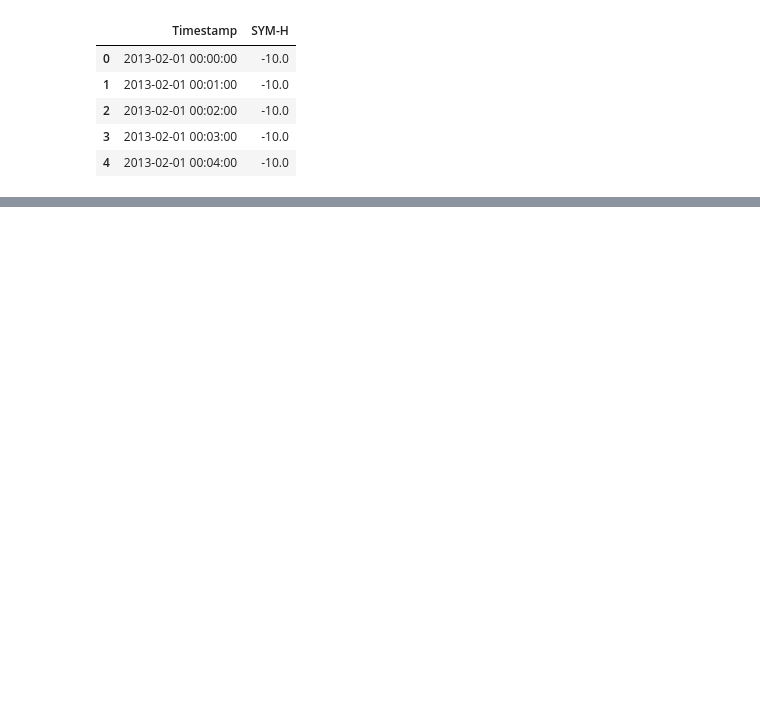
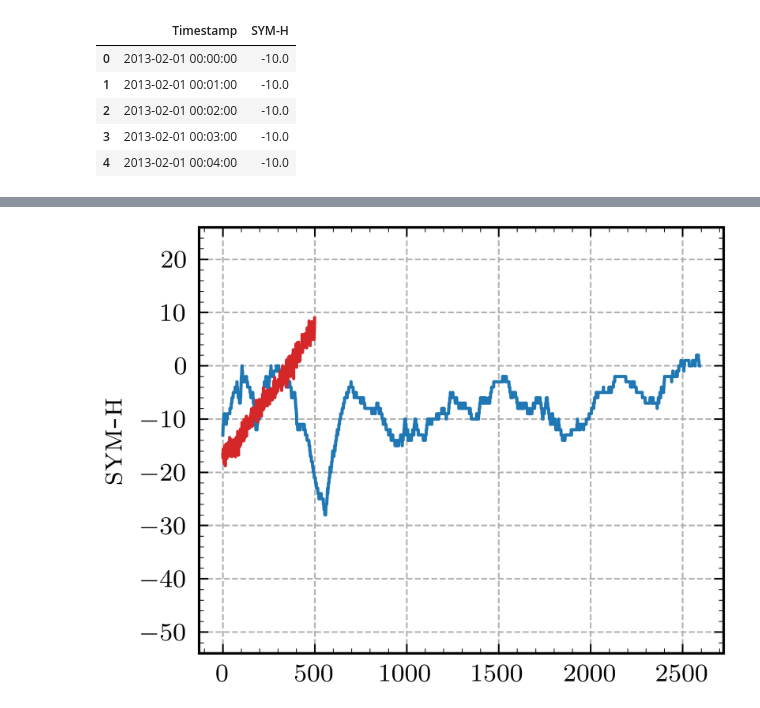
Before and after one commit to ffiza/aprendizaje-automatico-lamp, a Jupyter notebook: code/tp2.ipynb, the cells around one changed output, grey strips where cells are left out. Saved outputs shown, nothing was run; the diff lists cells and outputs as text; code cells hidden in the pictures; blank space fills up the shorter version.

```diff
--- a/code/tp2.ipynb
+++ b/code/tp2.ipynb
@@ -199,3 +290,5 @@ plt.show()
 # %%
-y_hat_1 = model.predict(data_train_scaled[-N_STEPS_IN:].reshape(1, -1))
+y_hat1 = model.predict(data_train_scaled[-N_STEPS_IN:].reshape(1, -1))
+mse = mean_squared_error(y_hat1, data_test_scaled[0:N_STEPS_OUT].reshape(1, -1))
+print(mse)
 # %% [output]
@@ -208,4 +297,5 @@ print(mse)
 # %%
-y_pred = scaler.inverse_transform(y_hat_1)
+print(y_hat1)
+y_pred = scaler.inverse_transform(y_hat1)
 print(y_pred)
 # %% [output]
@@ -212,0 +319,27 @@ print(y_pred)
+# %%
+fig = plt.figure(facecolor='white')
+gs = fig.add_gridspec(ncols=1, nrows=1, hspace=0, wspace=0)
+ax = gs.subplots(sharex=True, sharey=True)
+
+ax.label_outer()
+ax.tick_params(which='both', direction="in")
+ax.set_axisbelow(True)
+ax.grid(True, linestyle='--', lw=.5)
+ax.minorticks_on()
+# ax.set_xlabel(r'\textsc{day}')
+ax.set_ylabel(r'\textsc{sym-h}')
+# ax.xaxis.set_major_formatter(mdates.DateFormatter('%d'))
+# ax.set_xlim(datetime.date(2013, 2, 1), datetime.date(2013, 2, 28))
+ax.set_ylim(df_reduced['SYM-H'].min()-20, df['SYM-H'].max()+10)
+
+# Plot data
+ax.plot(np.array(df_reduced['SYM-H'])[-len(data_test):],
+        color='tab:blue', ls='-', lw=1)
+ax.plot(y_pred.flatten(),
+        color='tab:red', ls='-', lw=1)
+
+# ax.legend(loc='upper right', framealpha=0)
+# fig.savefig('../images/tp2_fig1.pdf')
+plt.show()
+# %% [output]
+[figure, added]
```
Also changed, not shown: parts of 37 cells of this notebook, 1 other file.
